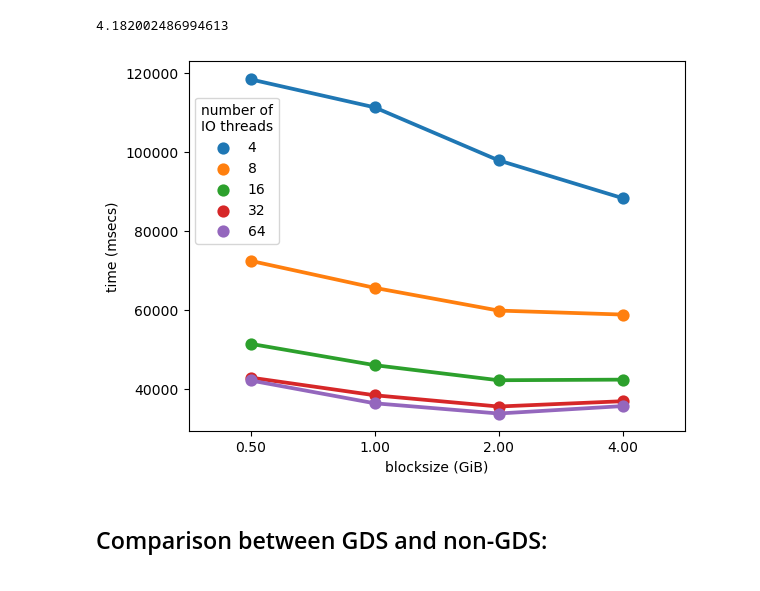
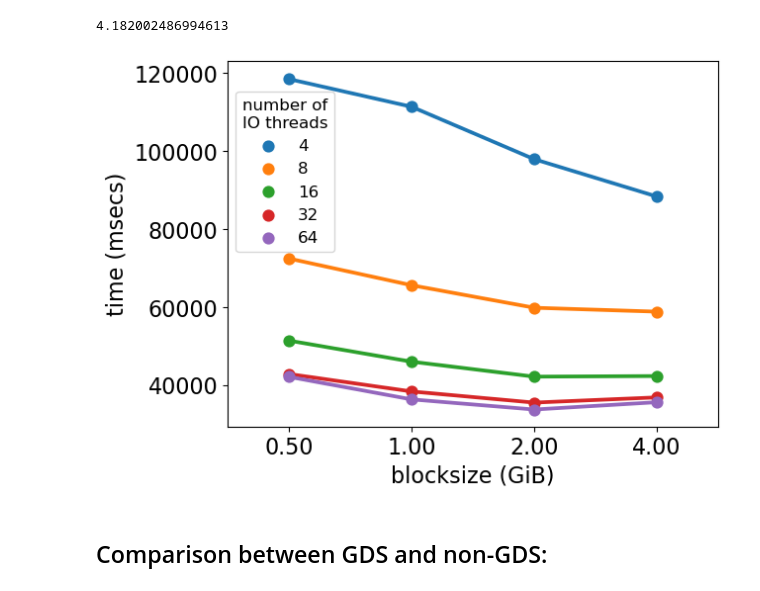
Before and after one commit to wesolowskip/mgr, a Jupyter notebook: 2_metajsonparser/dask-results-analysis.ipynb, the cells around one changed output. Cells and saved outputs as stored; diff of their text form; code cells hidden in the pictures.

Commit message:
final changes in plots

```diff
--- a/2_metajsonparser/dask-results-analysis.ipynb
+++ b/2_metajsonparser/dask-results-analysis.ipynb
@@ -7,6 +7,9 @@ import pandas as pd
 from pandas.api.types import CategoricalDtype
 import seaborn as sns
 from matplotlib.ticker import MaxNLocator
+# %%
+plt.rcParams.update({'font.size': 16})
+plt.rc('legend',fontsize=12, title_fontsize=12) # using a named size
 # %%
 pattern = r"Code block 'i=(\d+), force_host_read=([^,]+), blocksize='([^']+)', cufile_params=(None|'cufile_thread_count=(\d+), cufile_slice_size_mb=(\d+)')' took: ([^\s]+) ms"
 # %%
@@ -72,20 +75,20 @@ comparison_df.groupby("GDS").mean()
 # %%
 gds_df = measurements_df[
     measurements_df["GDS"]
 ]
 g = sns.pointplot(
     data=gds_df,
     x="blocksize (GiB)",
     y="time (msecs)",
     hue=gds_df["number of\nIO threads"].astype(int),
     palette=sns.color_palette(n_colors=gds_df["number of\nIO threads"].nunique()),
     errorbar="se"
 )
-sns.move_legend(g, 'upper left', bbox_to_anchor=(0, 0.92))
+sns.move_legend(g, 'upper left', bbox_to_anchor=(0, 0.94))
 g.set_xticks(g.get_xticks(), labels=['{:.2f}'.format(float(t.get_text())) for t in g.get_xticklabels()])
-plt.savefig(f"img/dask-gds-time.pdf", format="pdf")
+plt.savefig(f"img/dask-gds-time.pdf", format="pdf", bbox_inches='tight')
 plt.show()
 # %% [output]
-[figure, old version]
+[figure, new version]
 # %% [markdown]
 ## Comparison between GDS and non-GDS:
```
Also changed, not shown: parts of 11 cells of this notebook, 5 other files.
